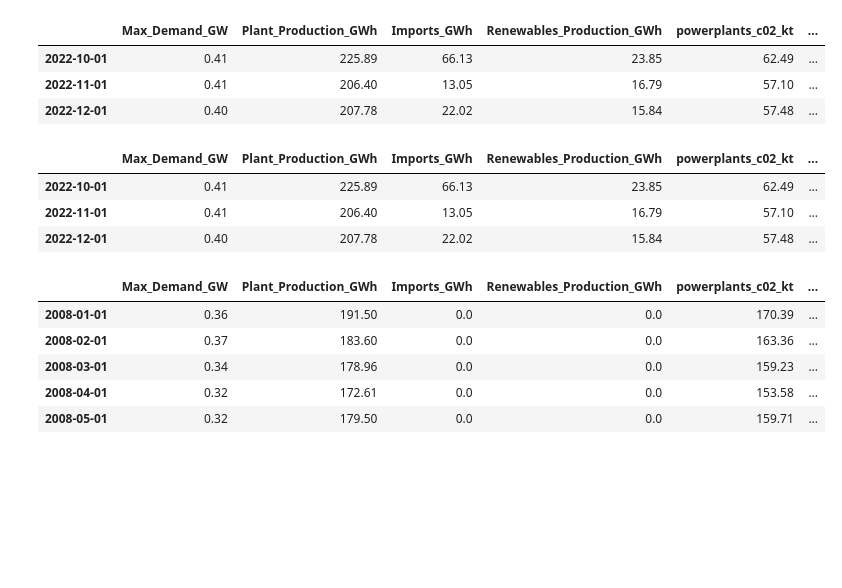
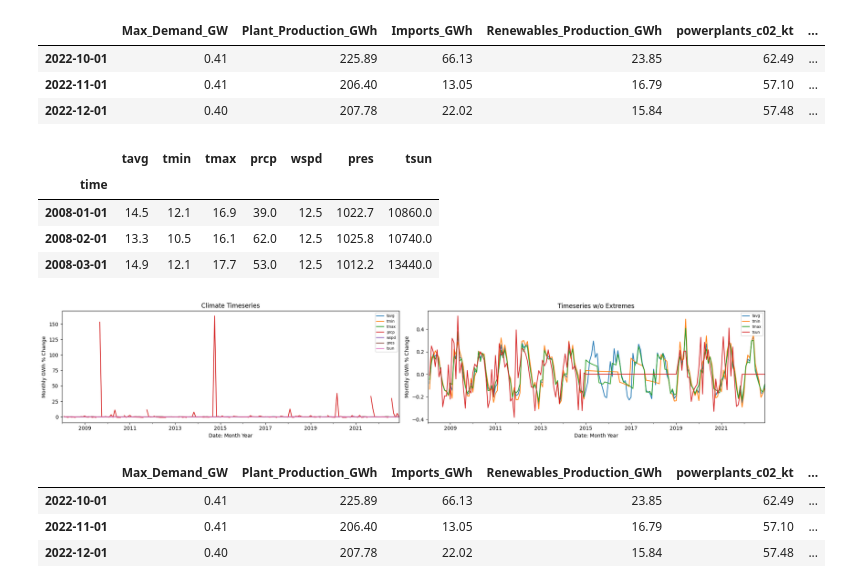
Before and after one commit to ATECO-malta/applied_ml_assignment, a Jupyter notebook: data_analysis.ipynb, the cells around one changed output. Saved outputs shown, nothing was run; the diff lists cells and outputs as text; code cells hidden in the pictures; blank space fills up the shorter version.

Commit message:
Srop useless climate datapoins.

```diff
--- a/data_analysis.ipynb
+++ b/data_analysis.ipynb
@@ -224,37 +259,58 @@ all_data_df.tail(3)
 | 2022-11-01 | 0.41 | 206.40 | 13.05 | 16.79 | 57.10 | ... |
 | 2022-12-01 | 0.40 | 207.78 | 22.02 | 15.84 | 57.48 | ... |
 # %%
-from meteostat import Point, Daily, Monthly
-import pandas as pd
+from meteostat import Point, Monthly
 
 # Create Point for Malta - specify latitude and longitude
 malta = Point(35.8992, 14.5141)
 temp_data_df = Monthly(malta, START_DATE, END_DATE)
 temp_data_df = temp_data_df.fetch()
 temp_data_df = temp_data_df[
     (temp_data_df.index >= START_DATE) & (temp_data_df.index <= END_DATE)
 ]
 
 temp_data_df.index = pd.to_datetime(temp_data_df.index, format="%Y-%m-%d")
 temp_data_df = temp_data_df.interpolate().bfill()
-
-all_data_df = pd.concat([all_data_df, temp_data_df], axis=1, ignore_index=False)
-
-all_data_df.tail(3)
+temp_data_df.head(3)
 # %% [output]
-|  | Max_Demand_GW | Plant_Production_GWh | Imports_GWh | Renewables_Production_GWh | powerplants_c02_kt | ... |
-| 2022-10-01 | 0.41 | 225.89 | 66.13 | 23.85 | 62.49 | ... |
-| 2022-11-01 | 0.41 | 206.40 | 13.05 | 16.79 | 57.10 | ... |
-| 2022-12-01 | 0.40 | 207.78 | 22.02 | 15.84 | 57.48 | ... |
+|  | tavg | tmin | tmax | prcp | wspd | pres | tsun |
+| time |  |  |  |  |  |  |  |
+| 2008-01-01 | 14.5 | 12.1 | 16.9 | 39.0 | 12.5 | 1022.7 | 10860.0 |
+| 2008-02-01 | 13.3 | 10.5 | 16.1 | 62.0 | 12.5 | 1025.8 | 10740.0 |
+| 2008-03-01 | 14.9 | 12.1 | 17.7 | 53.0 | 12.5 | 1012.2 | 13440.0 |
-# %%
-# In case indices failed to align.
-all_data_df = all_data_df.interpolate().ffill().bfill()
-all_data_df.head(5)
-# %% [output]
-|  | Max_Demand_GW | Plant_Production_GWh | Imports_GWh | Renewables_Production_GWh | powerplants_c02_kt | ... |
-| 2008-01-01 | 0.36 | 191.50 | 0.0 | 0.0 | 170.39 | ... |
-| 2008-02-01 | 0.37 | 183.60 | 0.0 | 0.0 | 163.36 | ... |
-| 2008-03-01 | 0.34 | 178.96 | 0.0 | 0.0 | 159.23 | ... |
-| 2008-04-01 | 0.32 | 172.61 | 0.0 | 0.0 | 153.58 | ... |
-| 2008-05-01 | 0.32 | 179.50 | 0.0 | 0.0 | 159.71 | ... |
+# %%
+fig, axes = plt.subplots(1, 2, figsize=(20, 4))
+
+# Visually check if climate timeseries is healthy.
+temp_data_df.pct_change().ffill().plot(kind="line", ax=axes[0])
+axes[0].set_xlabel("Date: Month Year")
+axes[0].set_ylabel("Monthly GWh % Change")
+axes[0].set_title("Climate Timeseries")
+axes[0].legend(fontsize=7, loc="upper right")
+
+temp_data_df.drop(columns=["prcp", "wspd", "pres"], axis=1).pct_change().ffill().plot(
+    kind="line", ax=axes[1]
+)
+axes[1].set_xlabel("Date: Month Year")
+axes[1].set_ylabel("Monthly GWh % Change")
+axes[1].set_title("Timeseries w/o Extremes")
+axes[1].legend(fontsize=7, loc="upper right")
+
+plt.tight_layout()
+plt.show()
+# %% [output]
+[figure, added]
+# %%
+all_data_df = pd.concat(
+    [all_data_df, temp_data_df[["tmin", "tavg", "tmax"]]], axis=1, ignore_index=False
+)
+
+
+all_data_df = all_data_df.interpolate().ffill().fillna(0)
+all_data_df.tail(3)
+# %% [output]
+|  | Max_Demand_GW | Plant_Production_GWh | Imports_GWh | Renewables_Production_GWh | powerplants_c02_kt | ... |
+| 2022-10-01 | 0.41 | 225.89 | 66.13 | 23.85 | 62.49 | ... |
+| 2022-11-01 | 0.41 | 206.40 | 13.05 | 16.79 | 57.10 | ... |
+| 2022-12-01 | 0.40 | 207.78 | 22.02 | 15.84 | 57.48 | ... |
 # %%
```
Also changed, not shown: parts of 4 cells of this notebook, 3 other files.
